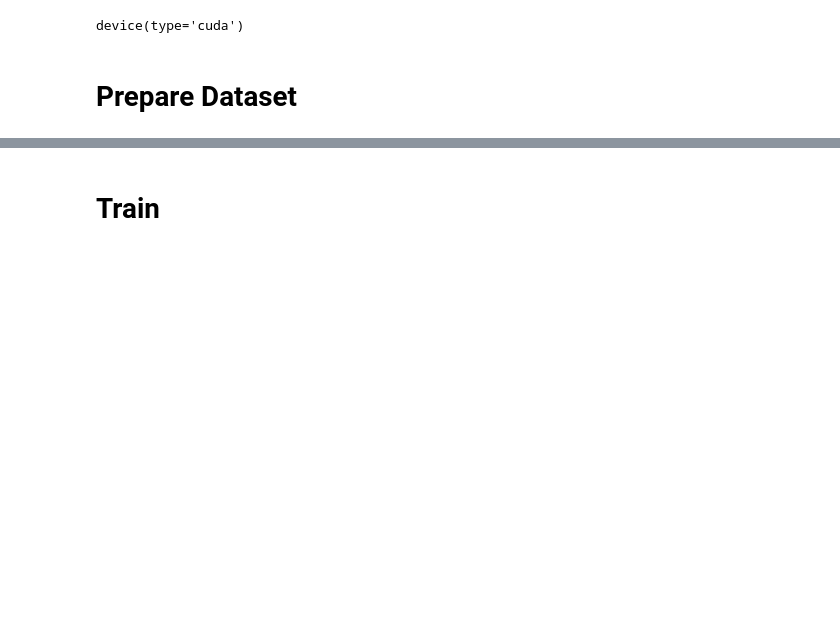
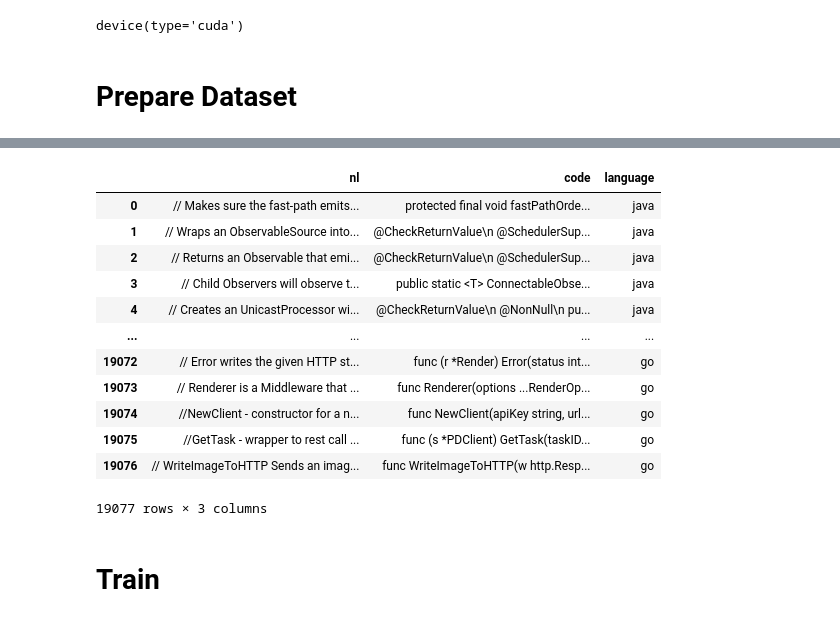
Before and after one commit to EdwardNee/CodeCommenter-NLP4Code, a Jupyter notebook: Code2NL.ipynb, the cells around one changed output, grey strips where cells are left out. Saved outputs shown, nothing was run; the diff lists cells and outputs as text; code cells hidden in the pictures; blank space fills up the shorter version.

```diff
--- a/Code2NL.ipynb
+++ b/Code2NL.ipynb
@@ -79,3 +171,19 @@ df_train.head()
+# %%
+df_test
+# %% [output]
+|  | nl | code | language |
+| 0 | // Makes sure the fast-path emits... | protected final void fastPathOrde... | java |
+| 1 | // Wraps an ObservableSource into... | @CheckReturnValue\n @SchedulerSup... | java |
+| 2 | // Returns an Observable that emi... | @CheckReturnValue\n @SchedulerSup... | java |
+| 3 | // Child Observers will observe t... | public static <T> ConnectableObse... | java |
+| 4 | // Creates an UnicastProcessor wi... | @CheckReturnValue\n @NonNull\n pu... | java |
+| ... | ... | ... | ... |
+| 19072 | // Error writes the given HTTP st... | func (r *Render) Error(status int... | go |
+| 19073 | // Renderer is a Middleware that ... | func Renderer(options ...RenderOp... | go |
+| 19074 | //NewClient - constructor for a n... | func NewClient(apiKey string, url... | go |
+| 19075 | //GetTask - wrapper to rest call ... | func (s *PDClient) GetTask(taskID... | go |
+| 19076 | // WriteImageToHTTP Sends an imag... | func WriteImageToHTTP(w http.Resp... | go |
+19077 rows × 3 columns
 # %% [markdown]
 # Train
 # %%
```
Also changed, not shown: parts of 14 cells of this notebook.
